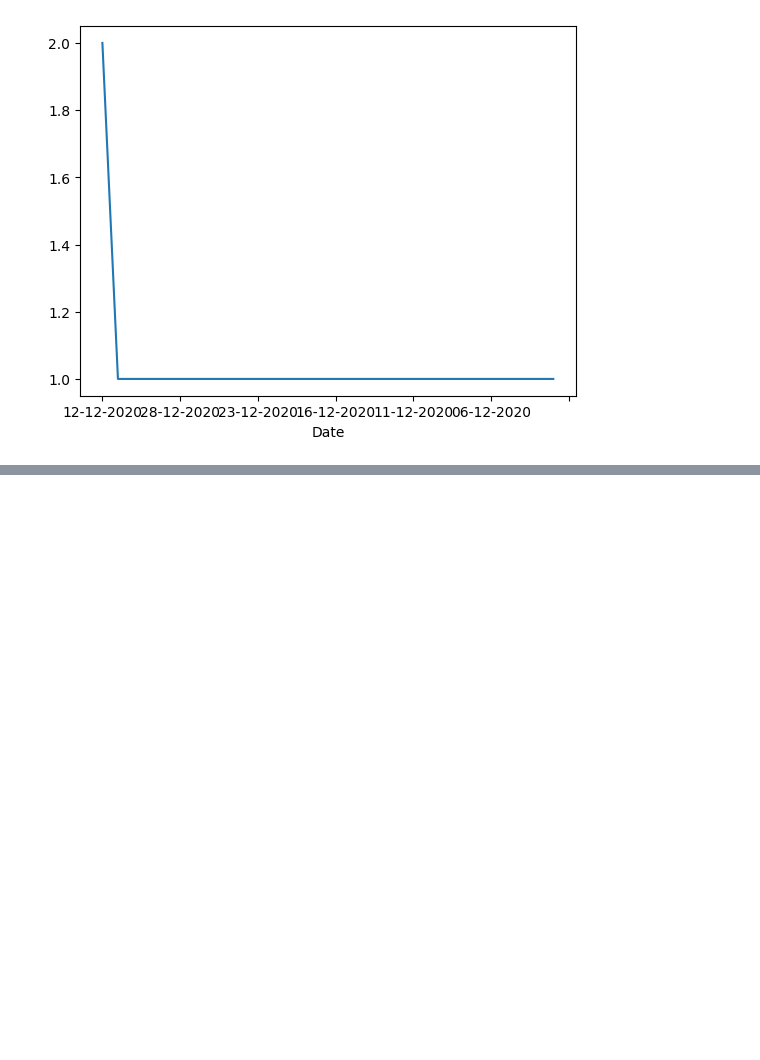
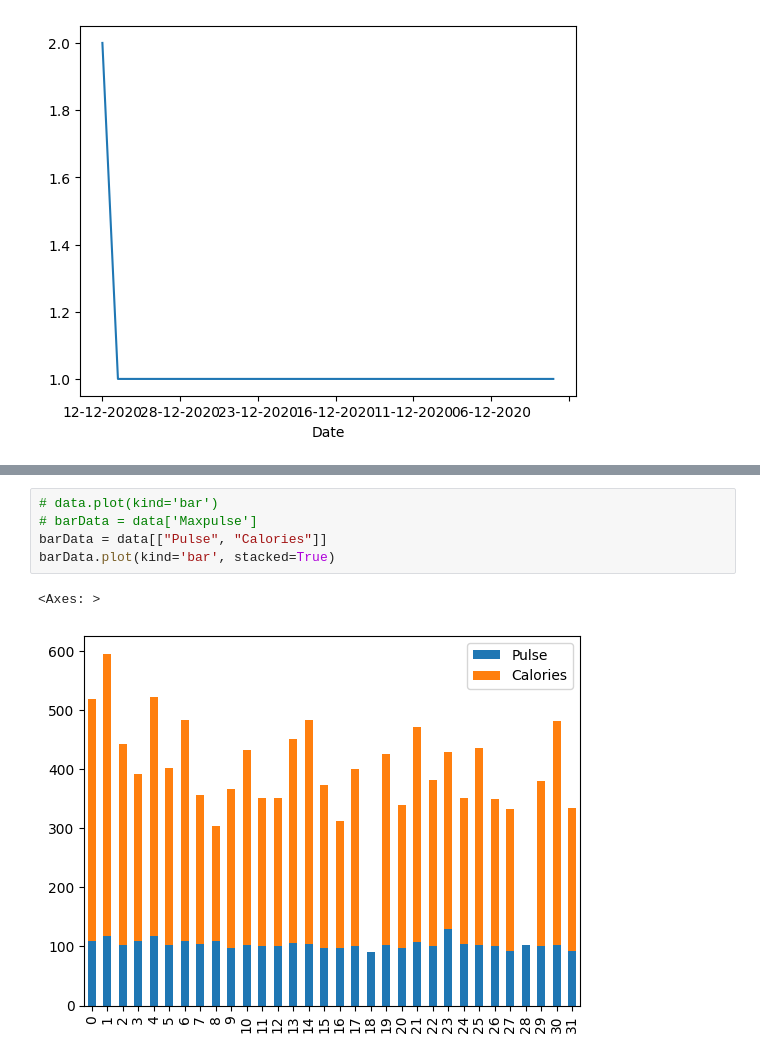
Before and after one commit to VaishaliChauhanCCTB/Demo, a Jupyter notebook: eda_1.ipynb, the cells around one changed output, grey strips where cells are left out. Drawn from its saved outputs; the diff is of its cells as text; blank space fills up the shorter version.

```diff
--- a/eda_1.ipynb
+++ b/eda_1.ipynb
@@ -237,0 +239,8 @@ Distribution of activities over time:
+# %%
+# data.plot(kind='bar')
+# barData = data['Maxpulse']
+barData = data[["Pulse", "Calories"]]
+barData.plot(kind='bar', stacked=True)
+# %% [output]
+<Axes: >
+[figure, added]
```
Also changed, not shown: parts of 9 cells of this notebook.
